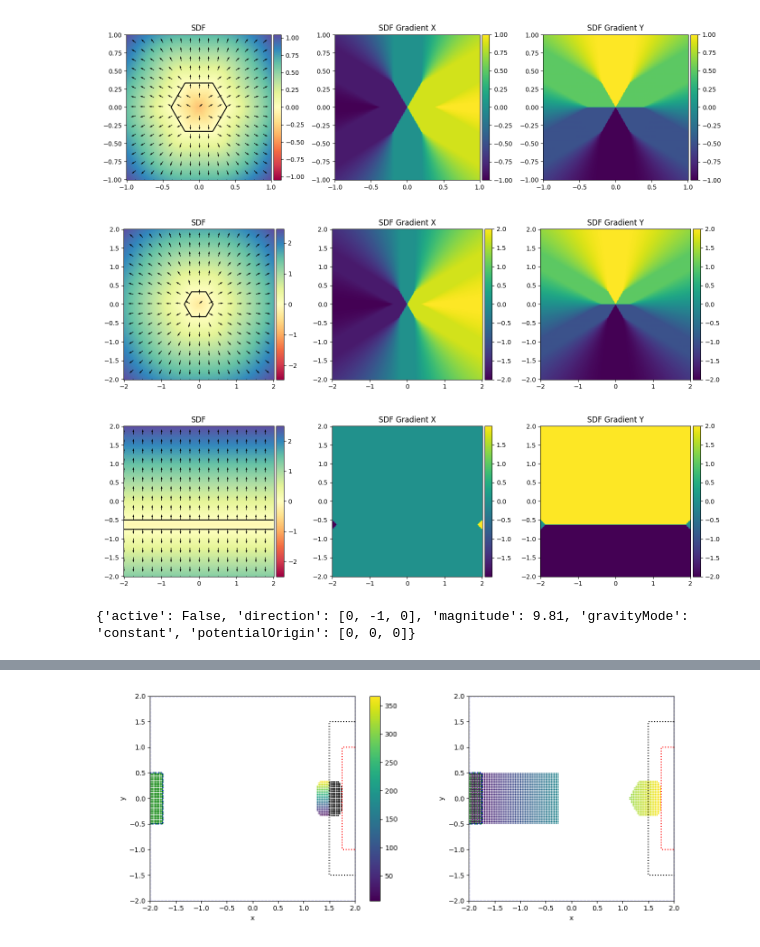
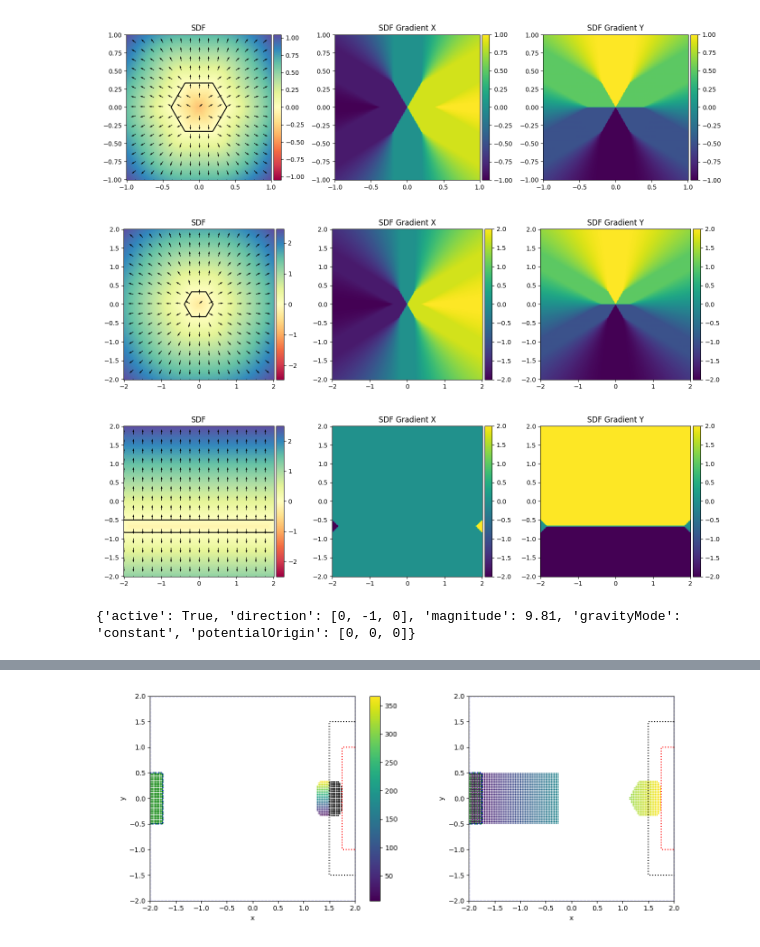
Before and after one commit to wi-re/diffSPH, a Jupyter notebook: partiBench/02_outlet.ipynb, the cells around one changed output, grey strips where cells are left out. Saved outputs shown, nothing was run; the diff lists cells and outputs as text; code cells hidden in the pictures.

```diff
--- a/partiBench/02_outlet.ipynb
+++ b/partiBench/02_outlet.ipynb
@@ -48,11 +48,16 @@ config['boundary']['active'] = True
 
 config['particle'] = {'nx' : nx}
 config['fluid'] = {'cs' : u_mag * 10}
-config['compute'] = {'device': 'cpu'}
+config['compute'] = {'device': 'cpu', 'checkNaN': True}
+
 
 config = parseDefaultParameters(config)
 config = parseModuleParameters(config)
 setViscosityParameters(config, targetRe, L, u_mag)
+config['diffusion']['alpha'] = 0.01
+config['diffusion']['pi-switch']=False
+config['gravity']['active'] = True
+config['EOS']['type'] = 'stiffTait'
 
 print(rf'Re = {config["diffusion"]["Re"]}, $\nu_{{sph}} = {config["diffusion"]["nu_sph"]}$, $\alpha = {config["diffusion"]["alpha"]}$')
 # %% [output]
@@ -442,38 +448,38 @@ from diffSPH.v2.plotting import computePSD, plotFFT, plotPSD, mapToGrid, visuali
 from diffSPH.v2.sampling import sampleNoisyParticles
 from diffSPH.v2.modules.divergence import computeDivergence
 from diffSPH.v2.plotting import plotSDF
 from diffSPH.v2.sdf import getSDF, operatorDict
 
 ngrid = 255
 x = torch.linspace(config['domain']['minExtent'][0], config['domain']['maxExtent'][0], ngrid, dtype = torch.float32)
 y = torch.linspace(config['domain']['minExtent'][1], config['domain']['maxExtent'][1], ngrid, dtype = torch.float32)
 X, Y = torch.meshgrid(x, y, indexing = 'ij')
 P = torch.stack([X,Y], dim=-1)
 points = P.reshape(-1,2)
 
 sphere_a = lambda points: getSDF('hexagon')['function'](points, 1/3)
 sphere_b = lambda points: getSDF('box')['function'](points, torch.tensor([1/3,1/3]).to(points.device))
 translated = operatorDict['translate'](sphere_b, torch.tensor([0.1,0.25]))
 rotated = operatorDict['rotate'](translated, 0.5)
 sdf = operatorDict['smooth_union'](rotated, sphere_a, 0.25)
 
 # circle_a = operatorDict['translate'](lambda points: getSDF('hexagon')['function'](points, 0.35), torch.tensor([-0.25,0.]))
 # circle_b = operatorDict['translate'](lambda points: getSDF('circle')['function'](points, 0.35), torch.tensor([ 0.25,0.]))
 # sdf = operatorDict['smooth_union'](circle_a, circle_b, 0.05)
 # sdf = operatorDict['twist'](sdf, 0.5)
 # sdf = operatorDict['shell'](sdf, 0.125)
 fluid_sdf = sphere_a
 plotSDF(fluid_sdf(torch.clone(points.to('cuda')),), X.to('cuda'), Y.to('cuda'), 2, 2)
 
-sphere_b = lambda points: getSDF('box')['function'](points, torch.tensor([2,1/8]).to(points.device))
-translated = operatorDict['translate'](sphere_b, torch.tensor([0.0,-1/2 - 1/8]))
+sphere_b = lambda points: getSDF('box')['function'](points, torch.tensor([2,1/6]).to(points.device))
+translated = operatorDict['translate'](sphere_b, torch.tensor([0.0,-1/2 - 1/6]))
 boundary_sdf = translated
 plotSDF(boundary_sdf(torch.clone(points),), X, Y, 2, 2)
 # %% [output]
 [figure]
-[figure, old version]
+[figure, new version]
 # %%
 print(config['gravity'])
 config['gravity']['active'] = True
 # %% [output]
-{'active': False, 'direction': [0, -1, 0], 'magnitude': 9.81, 'gravityMode': 'constant', 'potentialOrigin': [0, 0, 0]}
+{'active': True, 'direction': [0, -1, 0], 'magnitude': 9.81, 'gravityMode': 'constant', 'potentialOrigin': [0, 0, 0]}
```
Also changed, not shown: parts of 32 cells of this notebook, 4 other files.
